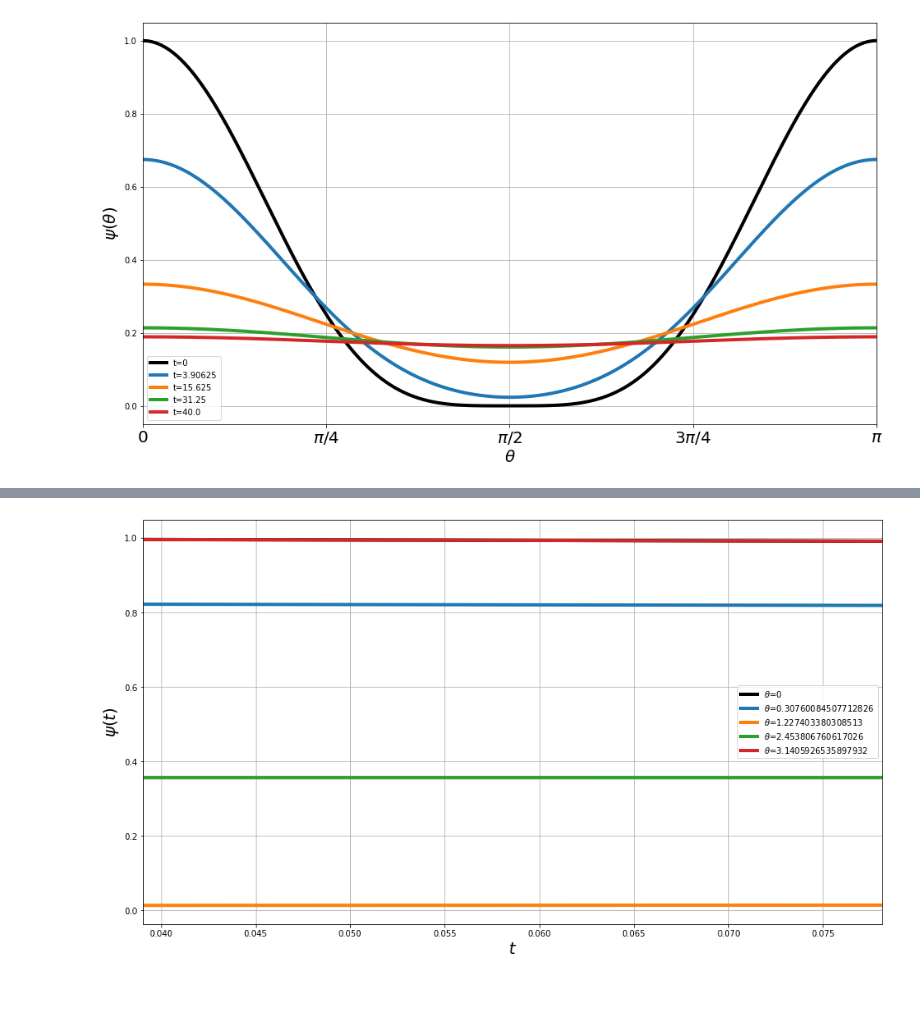
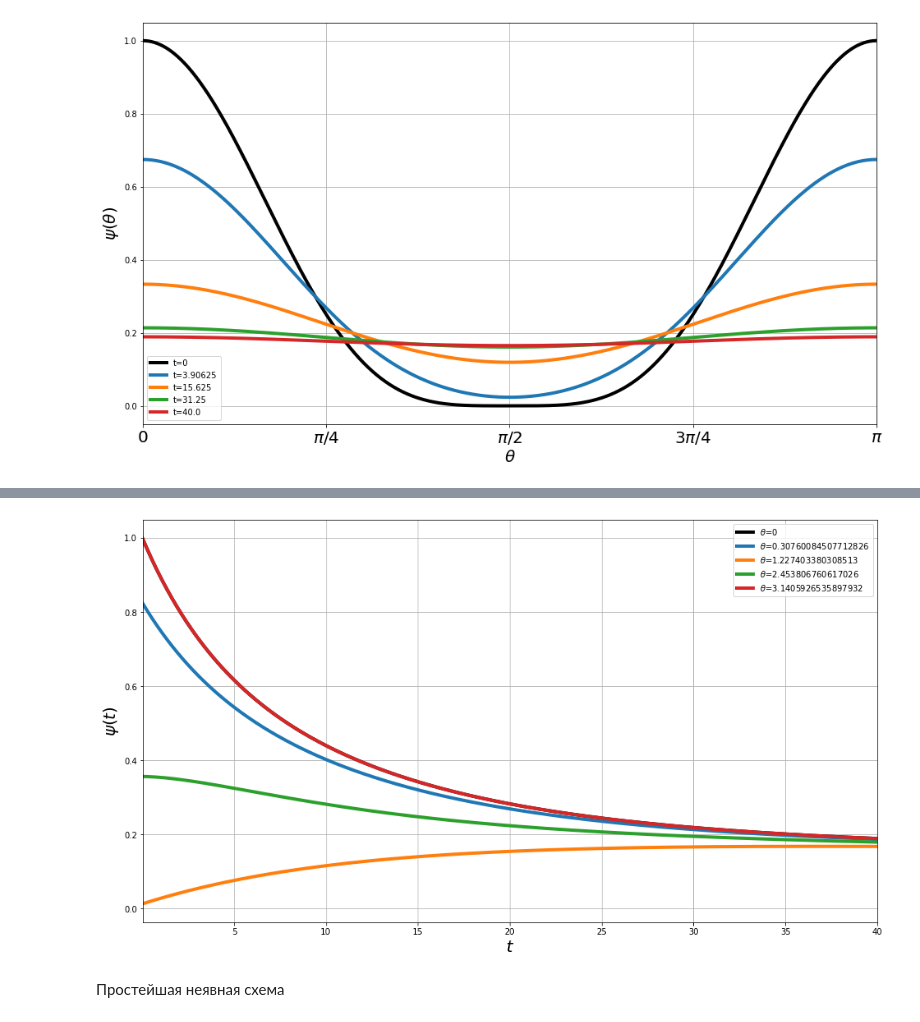
Before and after one commit to ArtemKashapov/NMoMF, a Jupyter notebook: implicit_alg/implicit_algorithm.ipynb, the cells around one changed output, grey strips where cells are left out. Drawn from its saved outputs; the diff is of its cells as text; code cells hidden in the pictures; blank space fills up the shorter version.

```diff
--- a/implicit_alg/implicit_algorithm.ipynb
+++ b/implicit_alg/implicit_algorithm.ipynb
@@ -114,13 +121,15 @@ plt.show()
 # %%
 f = plt.figure(figsize=[16, 9])
 plt.plot(t, v[:, 0], lw=4, c='black', label='$\\theta$=0')
 for ind in [100, 400, 800, 1024]:
     plt.plot(t, v[:, ind], lw=4, label='$\\theta$='+str(tht[ind]))
-plt.xlim([t[1], t[2]])
+plt.xlim([t[1], t[-1]])
 plt.xlabel('$t$', fontsize=20)
 plt.ylabel('${\\psi(t)}$', fontsize=20)
 plt.legend()
 plt.grid()
 plt.show()
 # %% [output]
-[figure, old version]
+[figure, new version]
+# %% [markdown]
+Простейшая неявная схема
```
Also changed, not shown: parts of 1 cell of this notebook, 5 other files.
